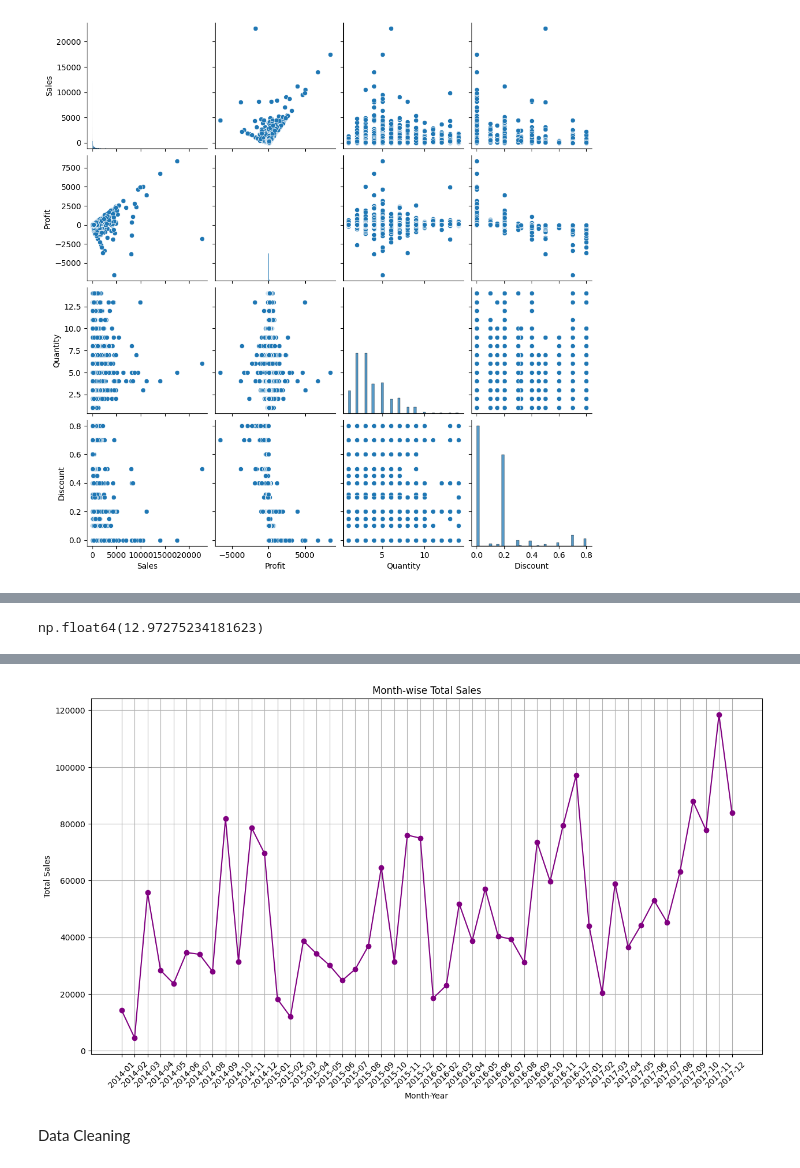
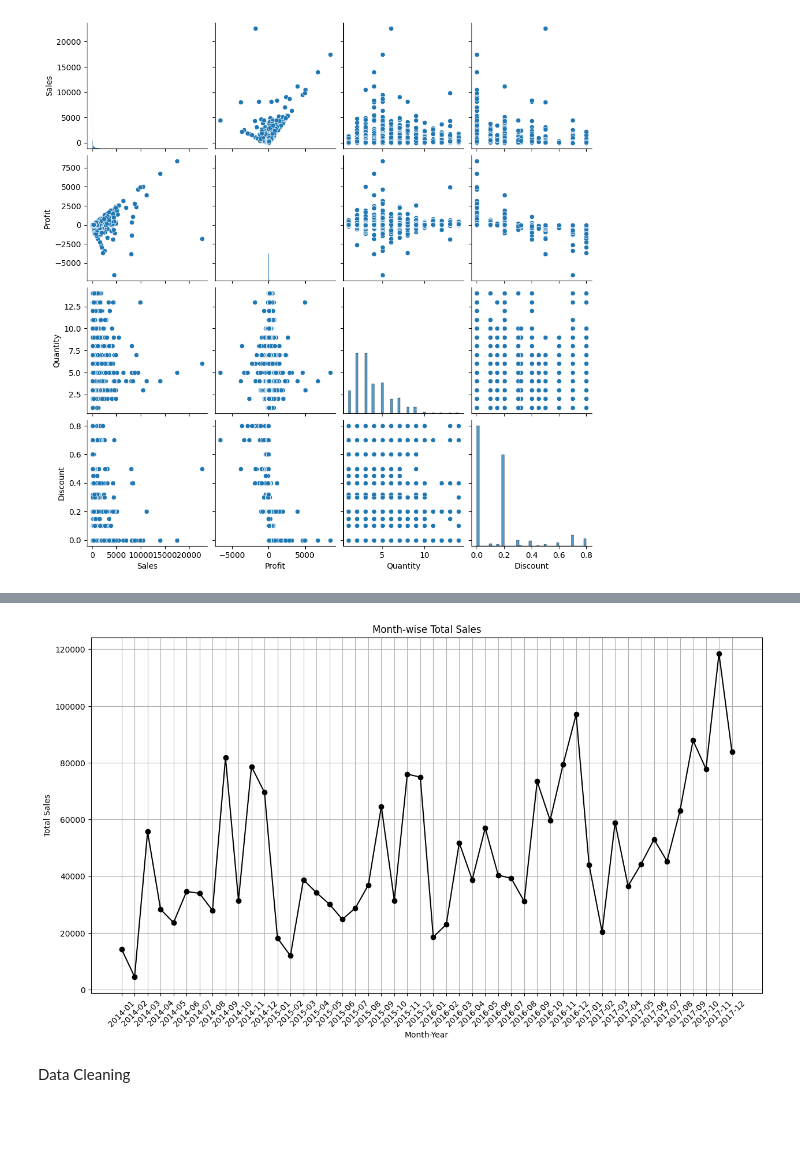
Before and after one commit to pdivya26/Superstores-Sales-Prediction-and-Analysis, a Jupyter notebook: Sales_Prediction_Model.ipynb, the cells around one changed output, grey strips where cells are left out. Cells and saved outputs as stored; diff of their text form; code cells hidden in the pictures; blank space fills up the shorter version.

```diff
--- a/Sales_Prediction_Model.ipynb
+++ b/Sales_Prediction_Model.ipynb
@@ -107,8 +107,4 @@ plt.show()
 [figure]
-# %%
-df['Sales'].skew()
-# %% [output]
-np.float64(12.97275234181623)
 # %%
 import pandas as pd
 import matplotlib.pyplot as plt
@@ -152,30 +148,30 @@ None
 # %%
 import matplotlib.pyplot as plt
 
 # Convert 'Order Date' column to datetime format
 df['Order Date'] = pd.to_datetime(df['Order Date'], errors='coerce')
 
 # Extract Year and Month
 df['Year'] = df['Order Date'].dt.year
 df['Month'] = df['Order Date'].dt.month
 
 # Group by Year & Month and calculate total sales
 monthly_sales = df.groupby(['Year', 'Month'])['Sales'].sum().reset_index()
 
 # Create 'Year-Month' column for visualization
 monthly_sales['Year-Month'] = monthly_sales['Year'].astype(str) + '-' + monthly_sales['Month'].astype(str).str.zfill(2)
 
 # Plot Month-wise Total Sales
 plt.figure(figsize=(15, 8))
-plt.plot(monthly_sales['Year-Month'], monthly_sales['Sales'], marker='o', linestyle='-', color='purple')
+plt.plot(monthly_sales['Year-Month'], monthly_sales['Sales'], marker='o', linestyle='-', color='black')
 plt.xticks(rotation=45)
 plt.xlabel("Month-Year")
 plt.ylabel("Total Sales")
 plt.title("Month-wise Total Sales")
 plt.grid(True)
 plt.show()
 # %% [output]
-[figure, old version]
+[figure, new version]
 # %% [markdown]
 Data Cleaning
 # %%
```
Also changed, not shown: parts of 15 cells of this notebook.
